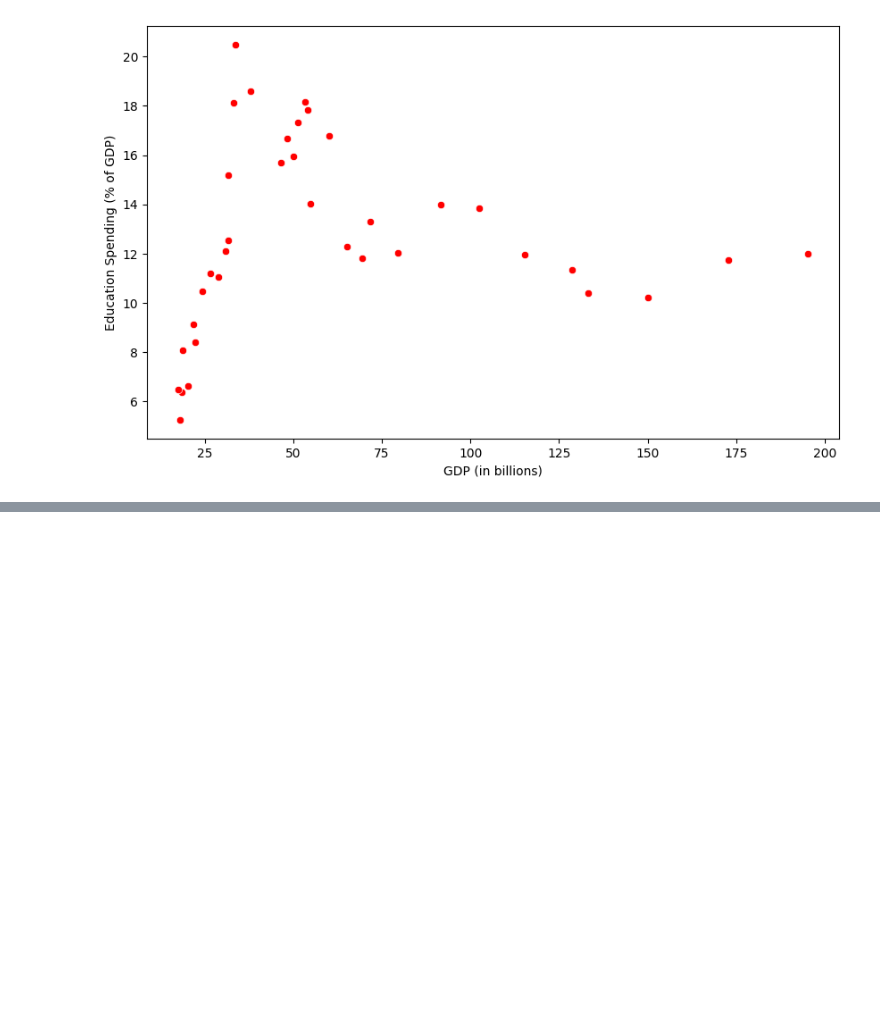
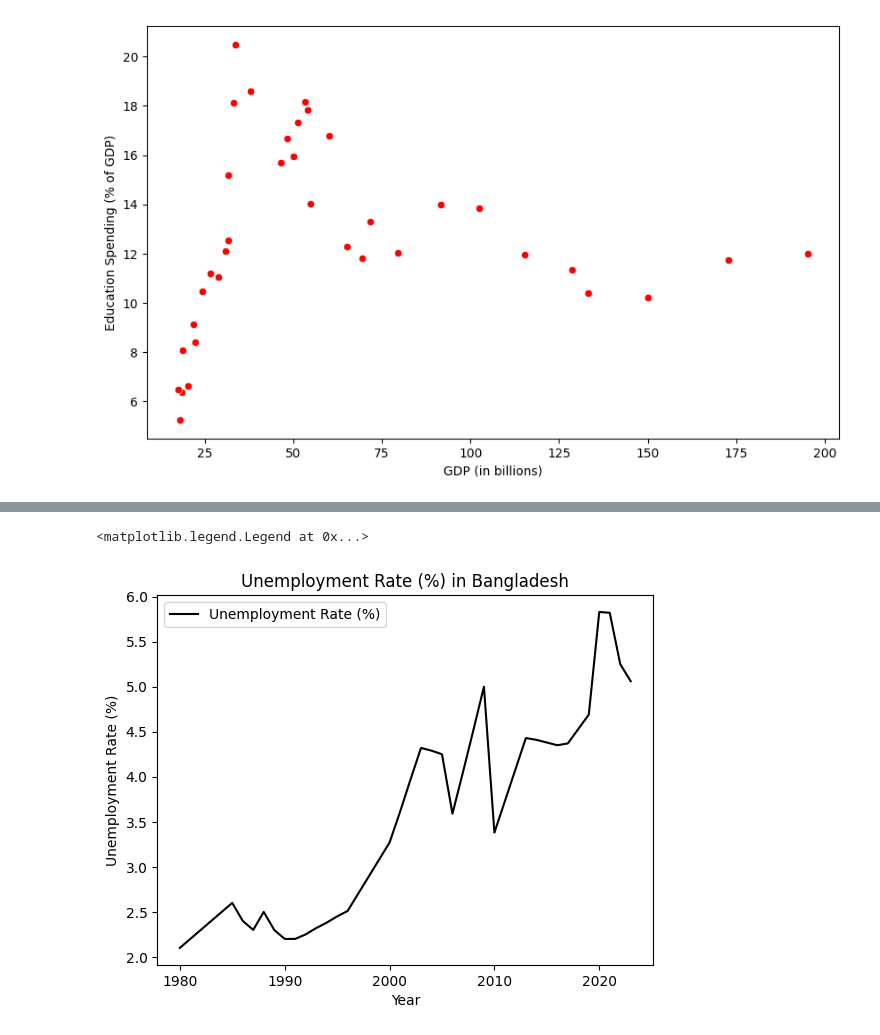
Before and after one commit to aneesakram/bangladesh-analysis, a Jupyter notebook: bangladesh_analysis.ipynb, the cells around one changed output, grey strips where cells are left out. Cells and saved outputs as stored; diff of their text form; code cells hidden in the pictures; blank space fills up the shorter version.

```diff
--- a/bangladesh_analysis.ipynb
+++ b/bangladesh_analysis.ipynb
@@ -141,0 +179,8 @@ plt.show()
+# %%
+sns.lineplot(x='Year', y='Unemployment Rate (%)', data=df, color='black')
+
+plt.title('Unemployment Rate (%) in Bangladesh')
+plt.legend(['Unemployment Rate (%)'])
+# %% [output]
+<matplotlib.legend.Legend at 0x...>
+[figure, added]
```
Also changed, not shown: parts of 6 cells of this notebook.
